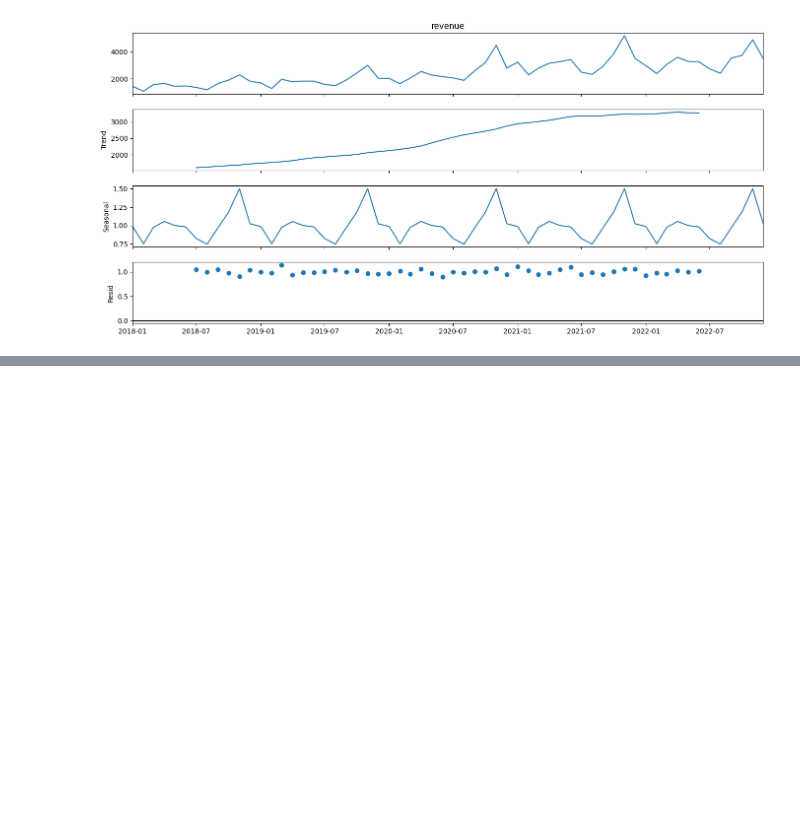
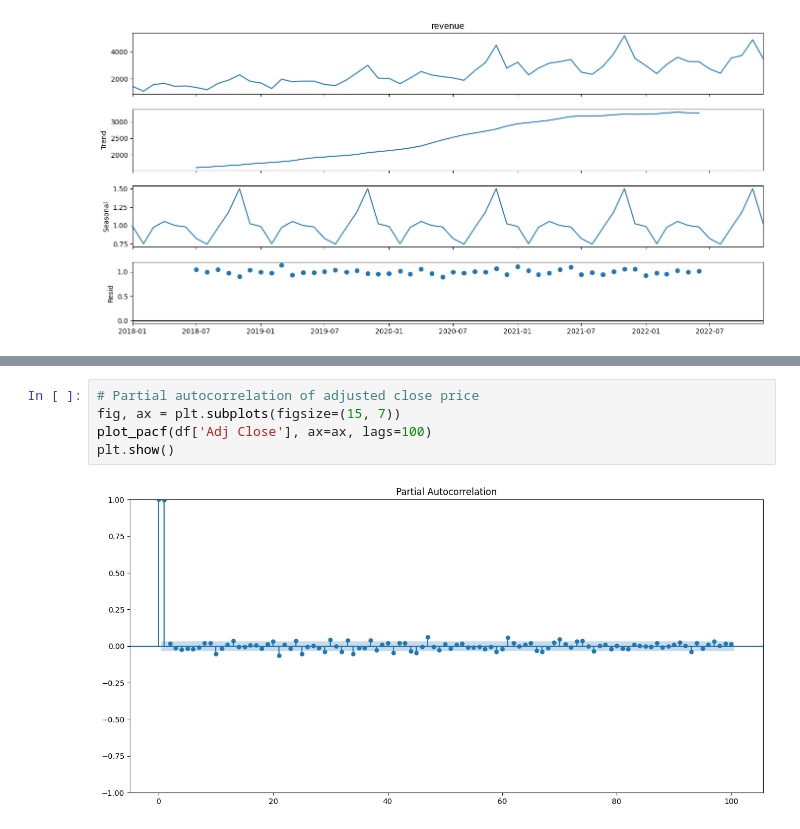
Before and after one commit to jinyongnan810/RNN-practices, a Jupyter notebook: time-series-forecasting-101/bitcoin_analysis.ipynb, the cells around one changed output, grey strips where cells are left out. Drawn from its saved outputs; the diff is of its cells as text; blank space fills up the shorter version.

```diff
--- a/time-series-forecasting-101/bitcoin_analysis.ipynb
+++ b/time-series-forecasting-101/bitcoin_analysis.ipynb
@@ -276,0 +294,7 @@ plt.show()
+# %%
+# Partial autocorrelation of adjusted close price
+fig, ax = plt.subplots(figsize=(15, 7))
+plot_pacf(df['Adj Close'], ax=ax, lags=100)
+plt.show()
+# %% [output]
+[figure, added]
```
Also changed, not shown: parts of 3 cells of this notebook, 1 other file.
